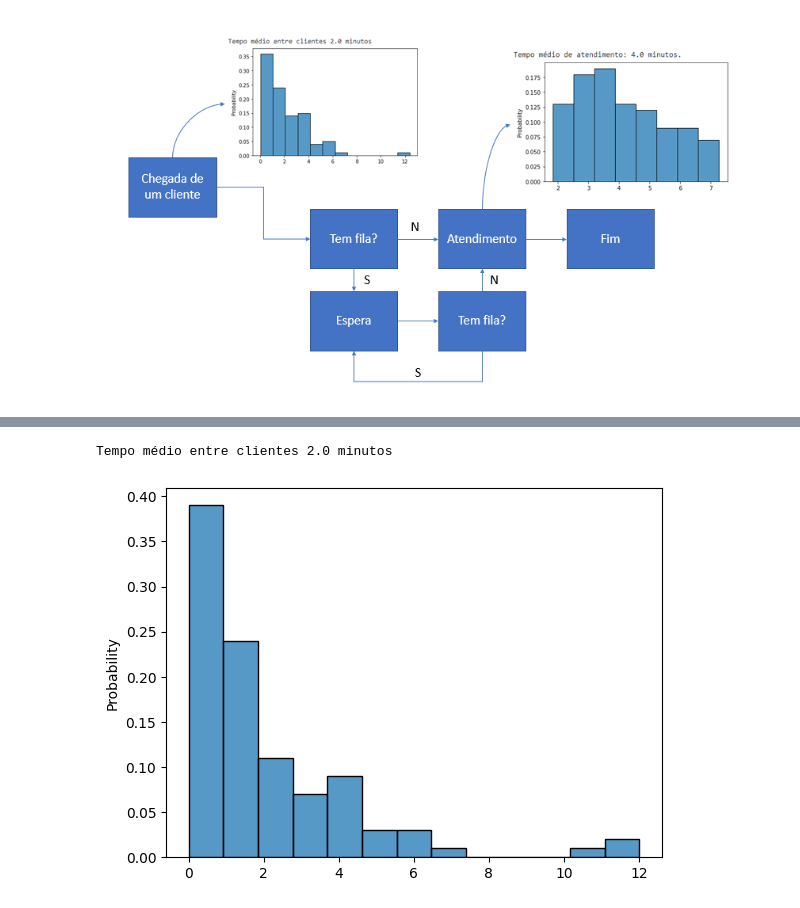
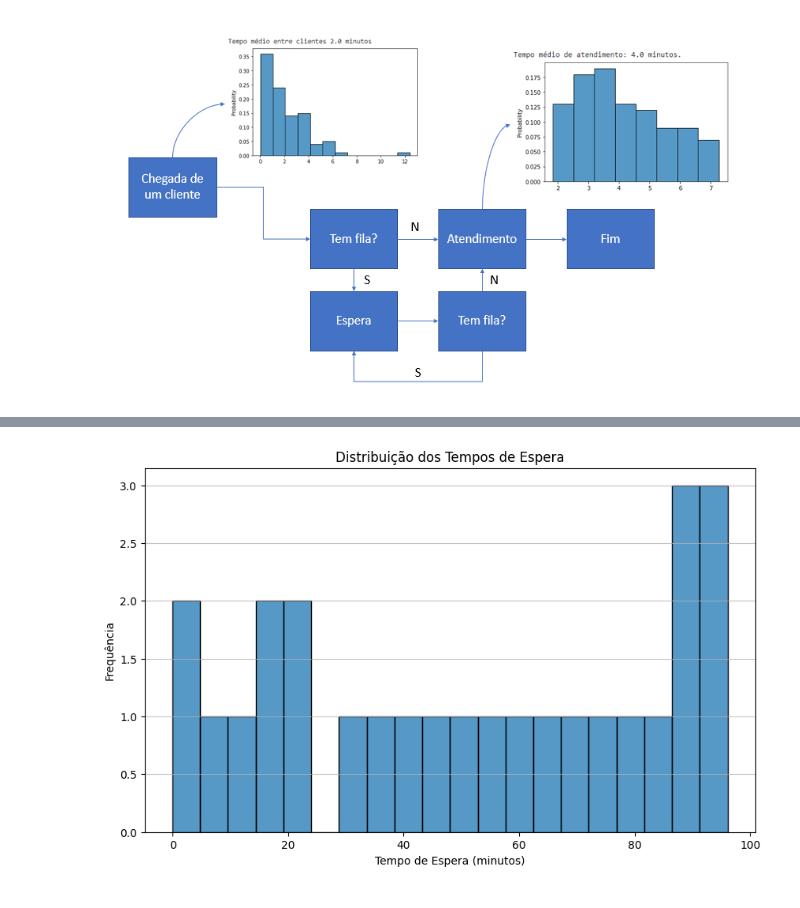
Before and after one commit to Ritapaz/introduction-to-github, a Jupyter notebook: Simulação+de+Atendimento+ao+Cliente++Melhorando+a+Eficiência+em+Filas.ipynb, the cells around one changed output, grey strips where cells are left out. Drawn from its saved outputs; the diff is of its cells as text; code cells hidden in the pictures.

```diff
--- a/Simulação+de+Atendimento+ao+Cliente++Melhorando+a+Eficiência+em+Filas.ipynb
+++ b/Simulação+de+Atendimento+ao+Cliente++Melhorando+a+Eficiência+em+Filas.ipynb
@@ -123,8 +169,13 @@ Tempo médio de atendimento: 4.7 minutos.
-# %%
-taxa_chegada_media = 2
-tempos_chegada = np.array([random.expovariate(1/taxa_chegada_media) for i in range(100)])
-print('Tempo médio entre clientes {} minutos'.format(tempos_chegada.mean().round()))
-sns.histplot(tempos_chegada, stat='probability');
-# %% [output]
-Tempo médio entre clientes 2.0 minutos
-[figure, removed]
+# %%
+import matplotlib.pyplot as plt
+
+# Visualizar a distribuição dos tempos de espera
+plt.figure(figsize=(10, 6))
+sns.histplot(tempos_espera, bins=20, kde=False)
+plt.title('Distribuição dos Tempos de Espera')
+plt.xlabel('Tempo de Espera (minutos)')
+plt.ylabel('Frequência')
+plt.grid(axis='y', alpha=0.75)
+plt.show()
+# %% [output]
+[figure, added]
```
Also changed, not shown: parts of 20 cells of this notebook.
